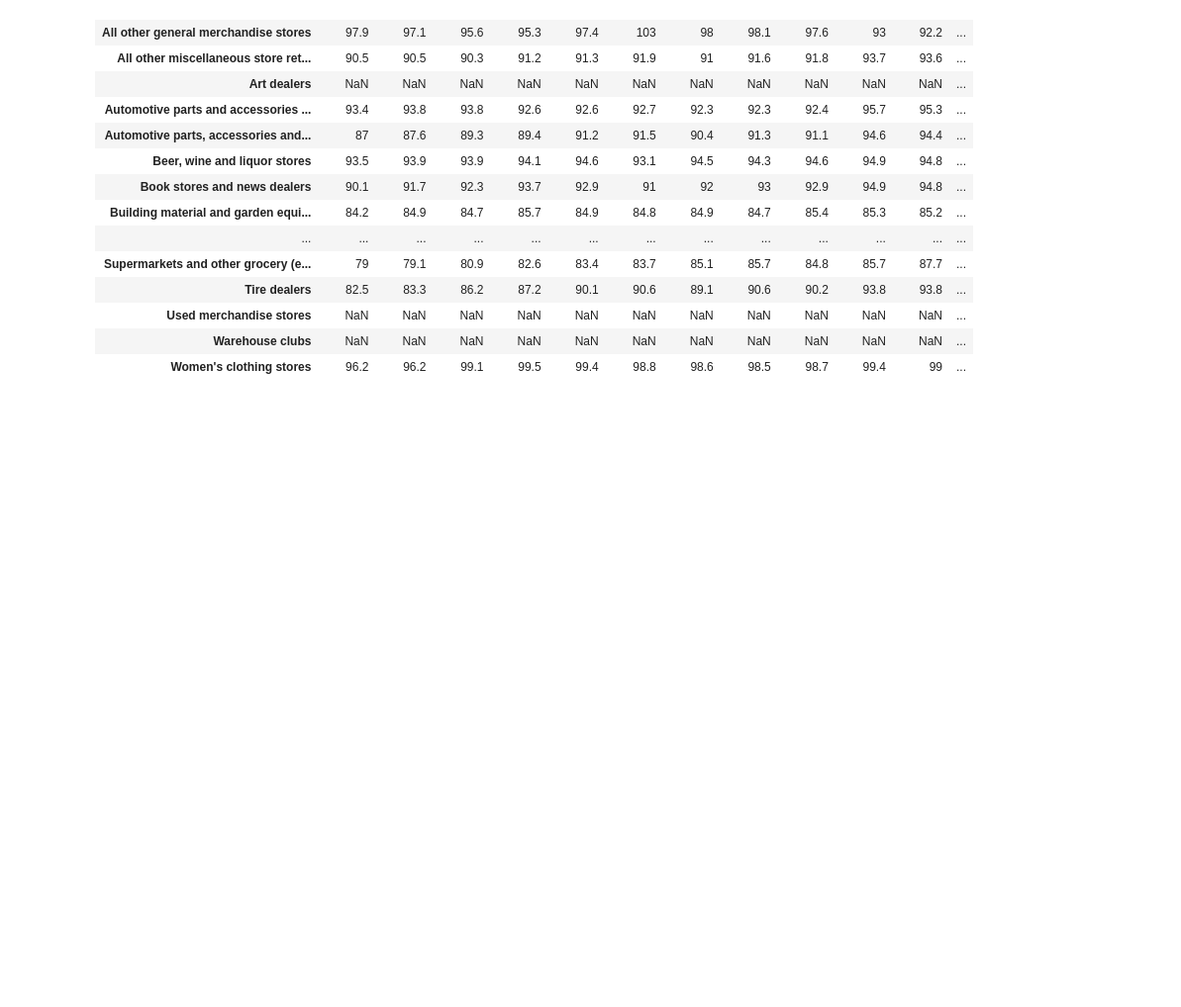
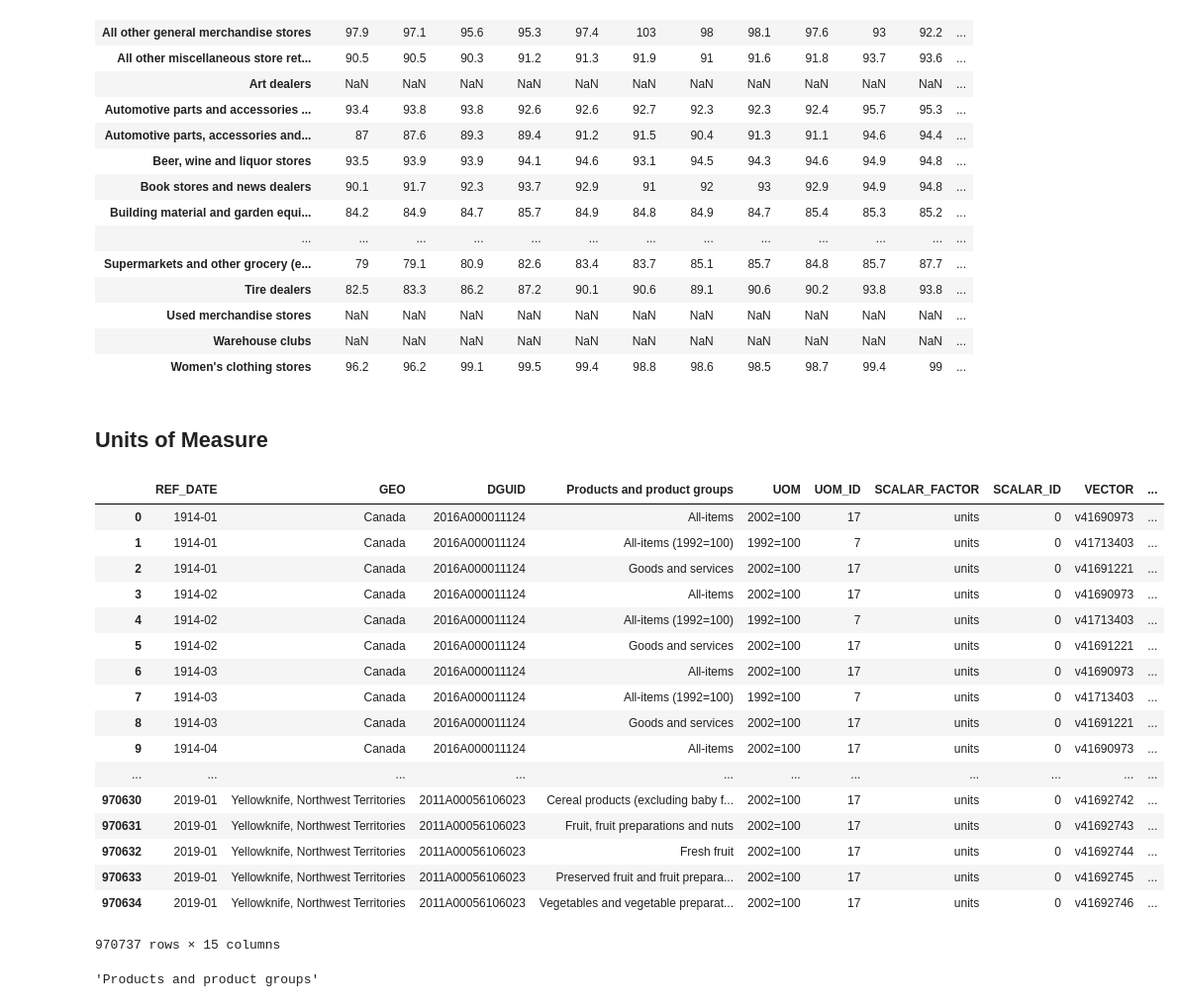
Before and after one commit to ocan-data/OpenCanadaData, a Jupyter notebook: notebooks/RetailPrices.ipynb, the cells around one changed output. Shown at 99% size. Drawn from its saved outputs; the diff is of its cells as text; code cells hidden in the pictures; blank space fills up the shorter version.

```diff
--- a/notebooks/RetailPrices.ipynb
+++ b/notebooks/RetailPrices.ipynb
@@ -56,3 +53,33 @@ retail_prices.T
 | Used merchandise stores | NaN | NaN | NaN | NaN | NaN | NaN | NaN | NaN | NaN | NaN | NaN | ... |
 | Warehouse clubs | NaN | NaN | NaN | NaN | NaN | NaN | NaN | NaN | NaN | NaN | NaN | ... |
 | Women's clothing stores | 96.2 | 96.2 | 99.1 | 99.5 | 99.4 | 98.8 | 98.6 | 98.5 | 98.7 | 99.4 | 99 | ... |
+# %% [markdown]
+## Units of Measure
+# %%
+cpi_dataset = StatscanZip('https://www150.statcan.gc.ca/n1/tbl/csv/18100004-eng.zip')
+cpi_data = cpi_dataset.get_data(drop_control_cols=False, wide=False)
+# %%
+cpi_data
+# %% [output]
+|  | REF_DATE | GEO | DGUID | Products and product groups | UOM | UOM_ID | SCALAR_FACTOR | SCALAR_ID | VECTOR | ... |
+| 0 | 1914-01 | Canada | 2016A000011124 | All-items | 2002=100 | 17 | units | 0 | v41690973 | ... |
+| 1 | 1914-01 | Canada | 2016A000011124 | All-items (1992=100) | 1992=100 | 7 | units | 0 | v41713403 | ... |
+| 2 | 1914-01 | Canada | 2016A000011124 | Goods and services | 2002=100 | 17 | units | 0 | v41691221 | ... |
+| 3 | 1914-02 | Canada | 2016A000011124 | All-items | 2002=100 | 17 | units | 0 | v41690973 | ... |
+| 4 | 1914-02 | Canada | 2016A000011124 | All-items (1992=100) | 1992=100 | 7 | units | 0 | v41713403 | ... |
+| 5 | 1914-02 | Canada | 2016A000011124 | Goods and services | 2002=100 | 17 | units | 0 | v41691221 | ... |
+| 6 | 1914-03 | Canada | 2016A000011124 | All-items | 2002=100 | 17 | units | 0 | v41690973 | ... |
+| 7 | 1914-03 | Canada | 2016A000011124 | All-items (1992=100) | 1992=100 | 7 | units | 0 | v41713403 | ... |
+| 8 | 1914-03 | Canada | 2016A000011124 | Goods and services | 2002=100 | 17 | units | 0 | v41691221 | ... |
+| 9 | 1914-04 | Canada | 2016A000011124 | All-items | 2002=100 | 17 | units | 0 | v41690973 | ... |
+| ... | ... | ... | ... | ... | ... | ... | ... | ... | ... | ... |
+| 970630 | 2019-01 | Yellowknife, Northwest Territories | 2011A00056106023 | Cereal products (excluding baby f... | 2002=100 | 17 | units | 0 | v41692742 | ... |
+| 970631 | 2019-01 | Yellowknife, Northwest Territories | 2011A00056106023 | Fruit, fruit preparations and nuts | 2002=100 | 17 | units | 0 | v41692743 | ... |
+| 970632 | 2019-01 | Yellowknife, Northwest Territories | 2011A00056106023 | Fresh fruit | 2002=100 | 17 | units | 0 | v41692744 | ... |
+| 970633 | 2019-01 | Yellowknife, Northwest Territories | 2011A00056106023 | Preserved fruit and fruit prepara... | 2002=100 | 17 | units | 0 | v41692745 | ... |
+| 970634 | 2019-01 | Yellowknife, Northwest Territories | 2011A00056106023 | Vegetables and vegetable preparat... | 2002=100 | 17 | units | 0 | v41692746 | ... |
+970737 rows × 15 columns
+# %%
+cpi_dataset.primary_dimension()
+# %% [output]
+'Products and product groups'
```
Also changed, not shown: parts of 3 cells of this notebook, 8 other files.
